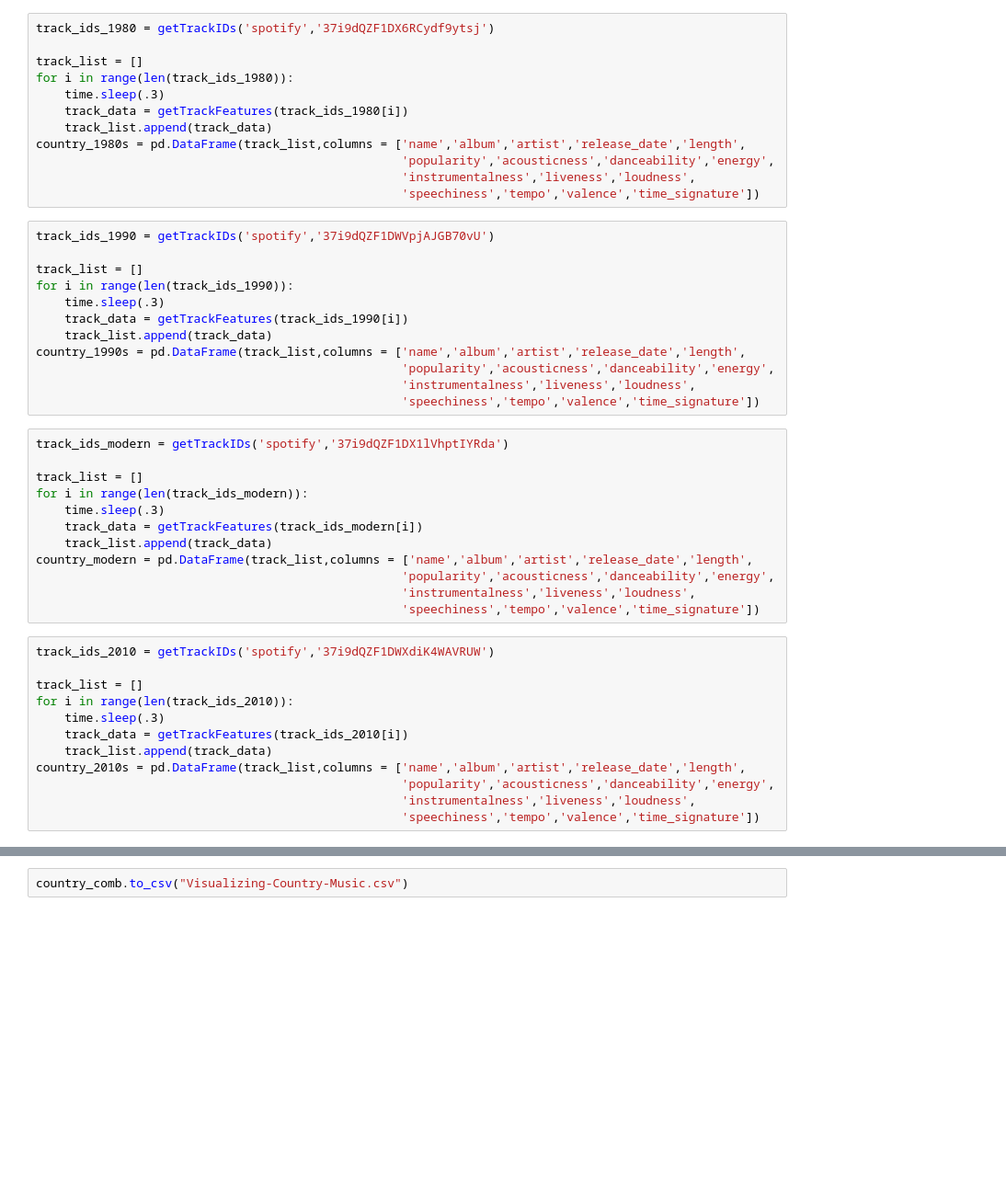
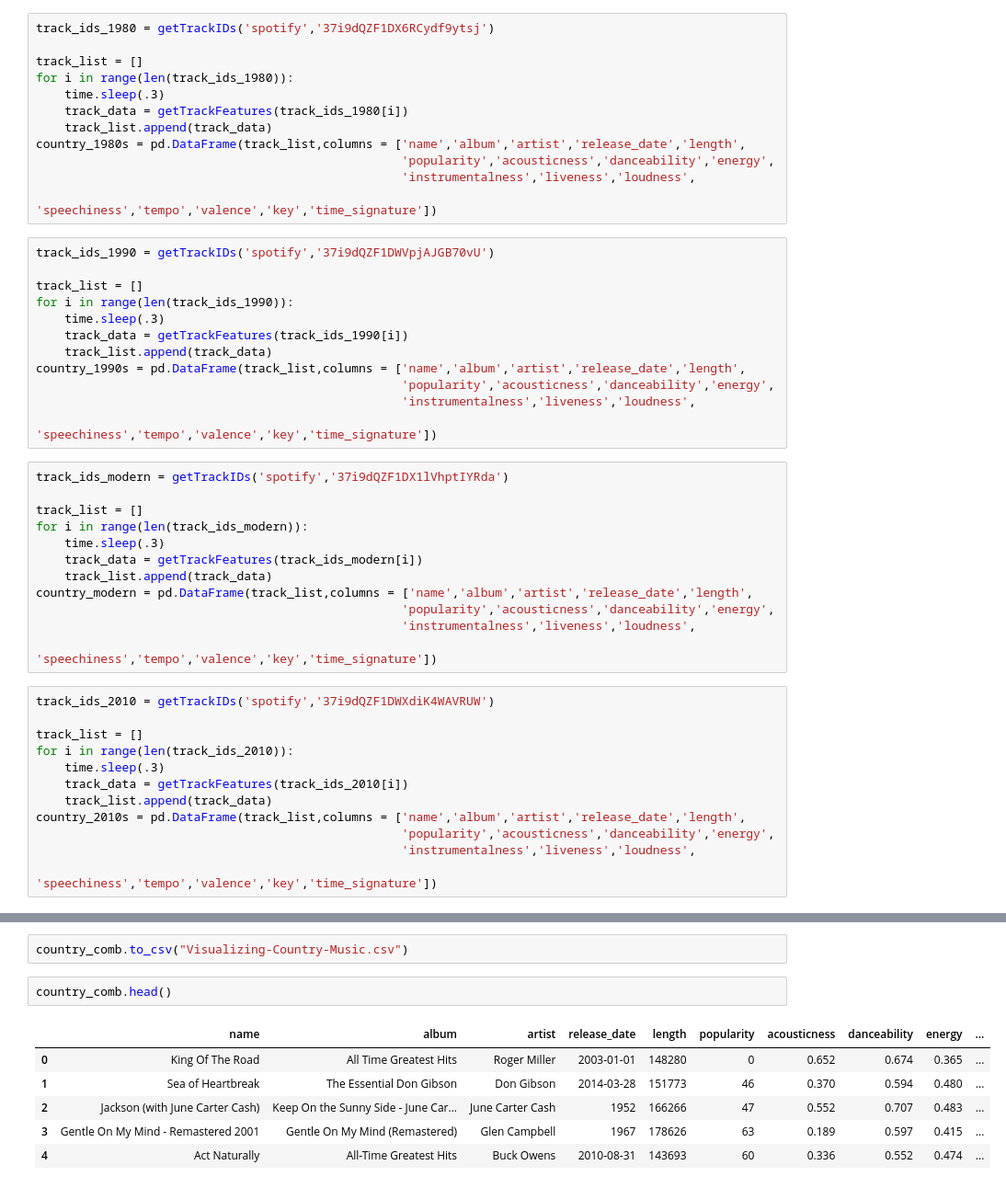
Before and after one commit to Ryan-Maurer/Visualizing-Country-Music, a Jupyter notebook: 1.) Auth and Cleaning.ipynb, the cells around one changed output, grey strips where cells are left out. Shown: that part at 92% size. Cells and saved outputs as stored; diff of their text form; blank space fills up the shorter version.

```diff
--- a/1.) Auth and Cleaning.ipynb
+++ b/1.) Auth and Cleaning.ipynb
@@ -109,7 +104,7 @@ for i in range(len(track_ids_1980)):
 country_1980s = pd.DataFrame(track_list,columns = ['name','album','artist','release_date','length',
                                                    'popularity','acousticness','danceability','energy',
                                                    'instrumentalness','liveness','loudness',
-                                                   'speechiness','tempo','valence','time_signature'])
+                                                   'speechiness','tempo','valence','key','time_signature'])
 # %%
 track_ids_1990 = getTrackIDs('spotify','37i9dQZF1DWVpjAJGB70vU')
 
@@ -121,7 +116,7 @@ for i in range(len(track_ids_1990)):
 country_1990s = pd.DataFrame(track_list,columns = ['name','album','artist','release_date','length',
                                                    'popularity','acousticness','danceability','energy',
                                                    'instrumentalness','liveness','loudness',
-                                                   'speechiness','tempo','valence','time_signature'])
+                                                   'speechiness','tempo','valence','key','time_signature'])
 # %%
 track_ids_modern = getTrackIDs('spotify','37i9dQZF1DX1lVhptIYRda')
 
@@ -133,7 +128,7 @@ for i in range(len(track_ids_modern)):
 country_modern = pd.DataFrame(track_list,columns = ['name','album','artist','release_date','length',
                                                    'popularity','acousticness','danceability','energy',
                                                    'instrumentalness','liveness','loudness',
-                                                   'speechiness','tempo','valence','time_signature'])
+                                                   'speechiness','tempo','valence','key','time_signature'])
 # %%
 track_ids_2010 = getTrackIDs('spotify','37i9dQZF1DWXdiK4WAVRUW')
 
@@ -145,7 +140,7 @@ for i in range(len(track_ids_2010)):
 country_2010s = pd.DataFrame(track_list,columns = ['name','album','artist','release_date','length',
                                                    'popularity','acousticness','danceability','energy',
                                                    'instrumentalness','liveness','loudness',
-                                                   'speechiness','tempo','valence','time_signature'])
+                                                   'speechiness','tempo','valence','key','time_signature'])
 # %%
 country_1960s['playlist'] = '1960s'
 country_1970s['playlist'] = '1970s'
@@ -164,3 +159,12 @@ country_comb = pd.concat([country_1960s,
                           country_modern])
 # %%
 country_comb.to_csv("Visualizing-Country-Music.csv")
+# %%
+country_comb.head()
+# %% [output]
+|  | name | album | artist | release_date | length | popularity | acousticness | danceability | energy | ... |
+| 0 | King Of The Road | All Time Greatest Hits | Roger Miller | 2003-01-01 | 148280 | 0 | 0.652 | 0.674 | 0.365 | ... |
+| 1 | Sea of Heartbreak | The Essential Don Gibson | Don Gibson | 2014-03-28 | 151773 | 46 | 0.370 | 0.594 | 0.480 | ... |
+| 2 | Jackson (with June Carter Cash) | Keep On the Sunny Side - June Car... | June Carter Cash | 1952 | 166266 | 47 | 0.552 | 0.707 | 0.483 | ... |
+| 3 | Gentle On My Mind - Remastered 2001 | Gentle On My Mind (Remastered) | Glen Campbell | 1967 | 178626 | 63 | 0.189 | 0.597 | 0.415 | ... |
+| 4 | Act Naturally | All-Time Greatest Hits | Buck Owens | 2010-08-31 | 143693 | 60 | 0.336 | 0.552 | 0.474 | ... |
```
Also changed, not shown: parts of 6 cells of this notebook, 4 other files.
